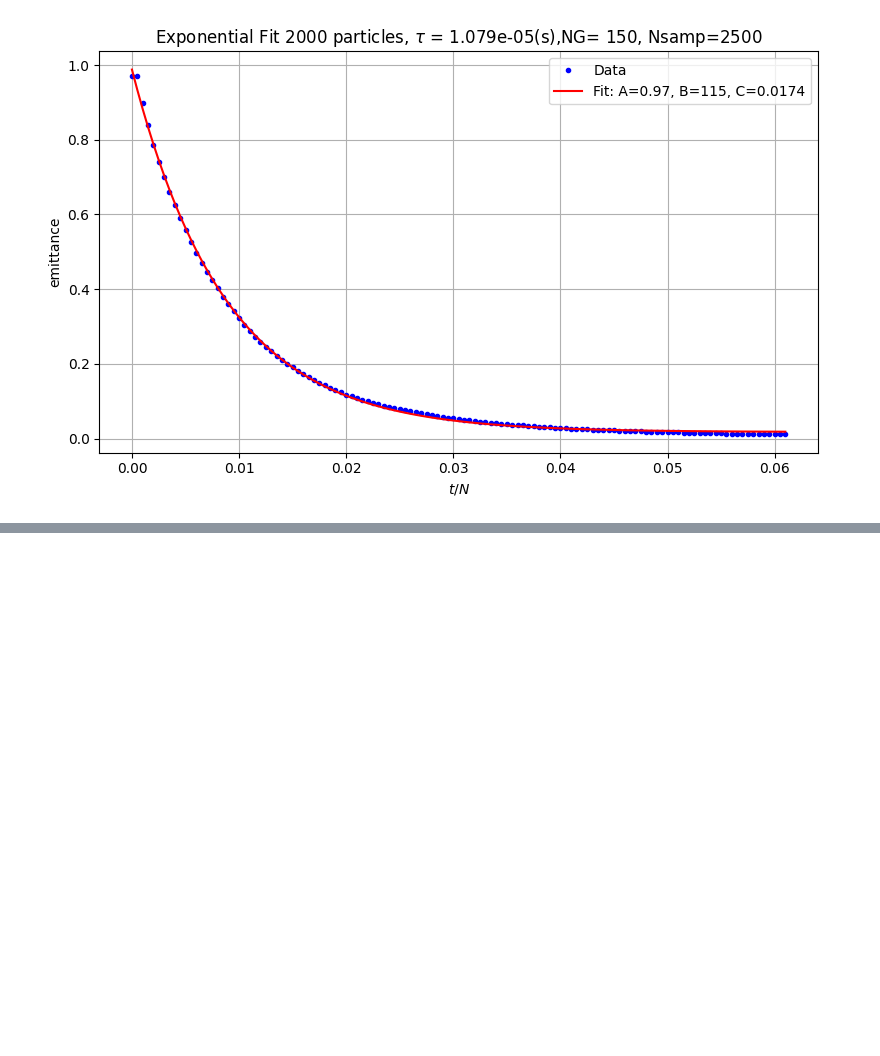
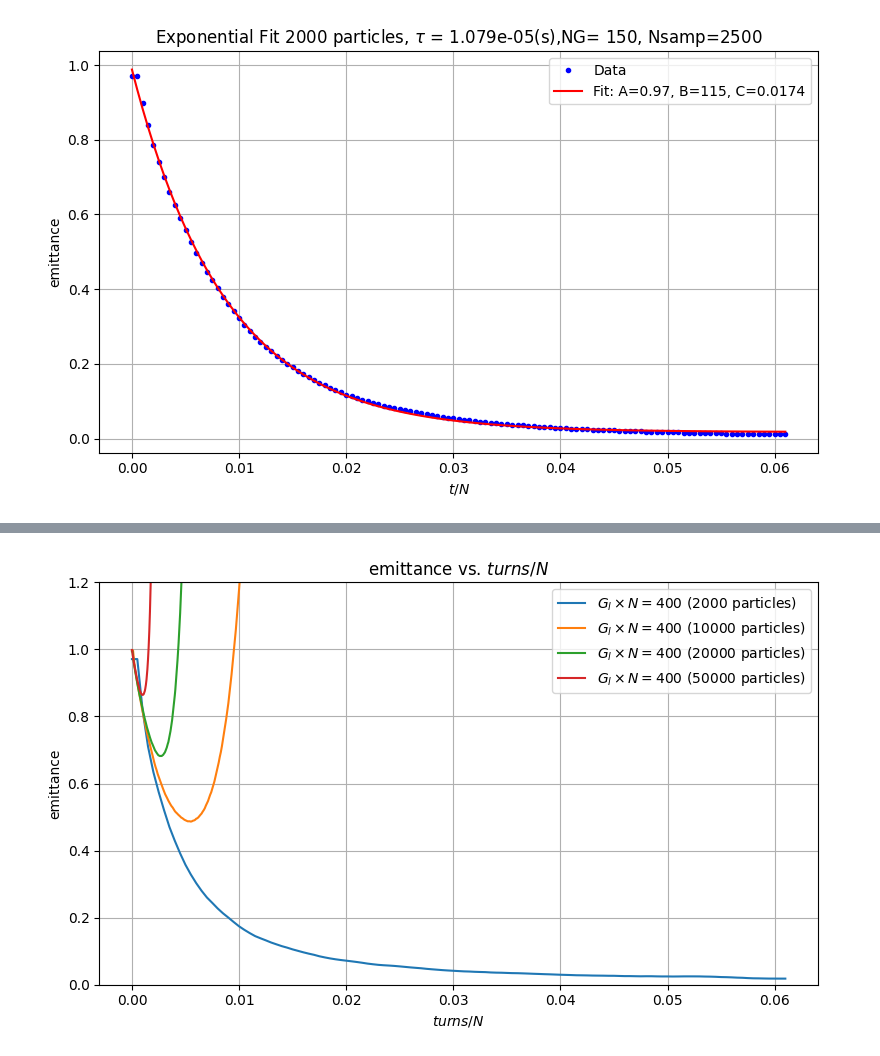
Before and after one commit to vtsianti/Stochastic-Cooling, a Jupyter notebook: scaling law proof.ipynb, the cells around one changed output, grey strips where cells are left out. Drawn from its saved outputs; the diff is of its cells as text; code cells hidden in the pictures; blank space fills up the shorter version.

```diff
--- a/scaling law proof.ipynb
+++ b/scaling law proof.ipynb
@@ -1838,0 +1872,39 @@ NRMSE of fit = 3.733%
+# %%
+# Define base directory and particle numbers
+base_dir = os.path.expanduser("~/2409/scooling/studies/final results")
+particle_numbers = [ 2000,10000, 20000, 50000]
+
+plt.figure(figsize=(8, 5))
+
+for N in particle_numbers:
+    filename = f"emittance for {N} particles,NG= 400.txt"
+    file_path = os.path.join(base_dir, filename)
+
+    # Load data
+    data = np.loadtxt(file_path)
+
+    # Number of turns = number of entries - 2
+    turns = len(data)
+
+    # x-axis: t/N
+    t_over_N = np.arange(turns) / N
+
+    # y-axis: data starting after the first two values
+    plt.plot(t_over_N, data, label=fr'$G_l \times N = 400$ ({N} particles)')
+
+
+
+
+
+
+# Plot labels and legend
+plt.xlabel(r'$turns/N$')
+plt.ylabel(r'emittance')
+plt.title('emittance vs. $turns/N$')
+plt.grid(True)
+plt.legend()
+plt.ylim(0,1.2)
+plt.tight_layout()
+plt.show()
+# %% [output]
+[figure, added]
```
Also changed, not shown: parts of 2 cells of this notebook, 2 other files.
